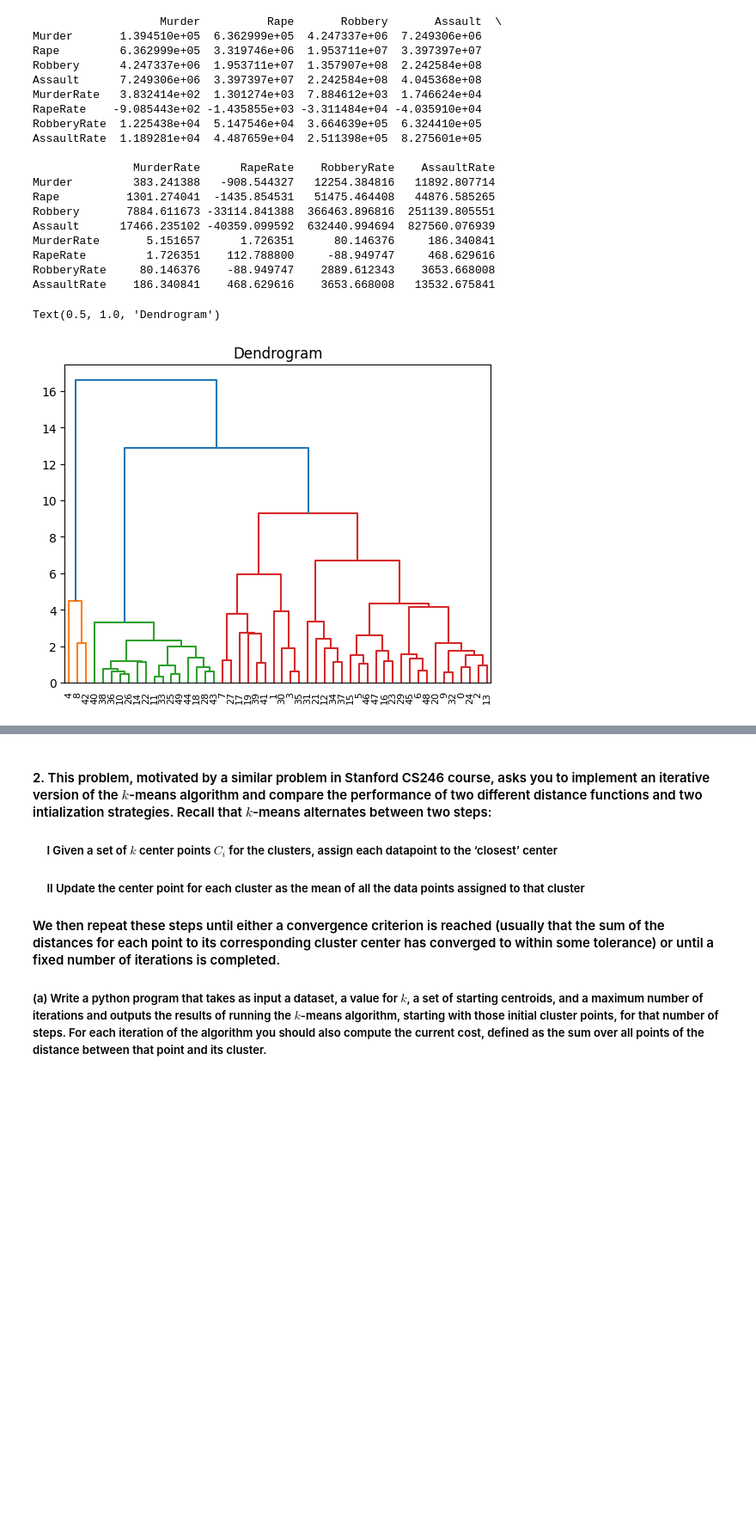
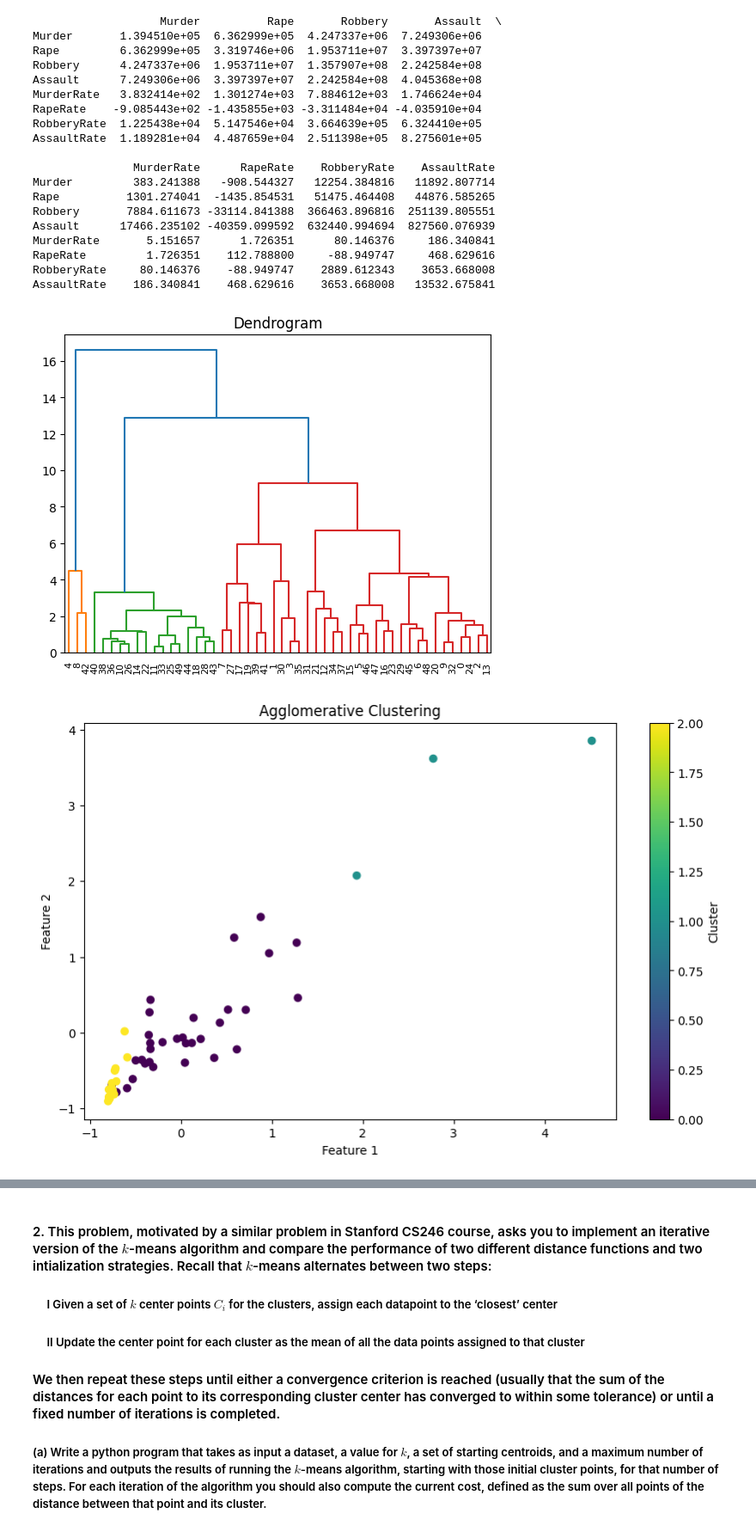
Before and after one commit to PrelaunchZeus2/Data-319-Model-Data-Based-Methods, a Jupyter notebook: Problem Sets/Problem Set 6/DATA319_2024Summer_PS6.ipynb, the cells around one changed output, grey strips where cells are left out. Shown: that part at 86% size. Saved outputs shown, nothing was run; the diff lists cells and outputs as text; code cells hidden in the pictures; blank space fills up the shorter version.

```diff
--- a/Problem Sets/Problem Set 6/DATA319_2024Summer_PS6.ipynb
+++ b/Problem Sets/Problem Set 6/DATA319_2024Summer_PS6.ipynb
@@ -107,15 +112,26 @@ from scipy.cluster.hierarchy import dendrogram, linkage
 StandardScaler = StandardScaler()
 crime_data_standardized = StandardScaler.fit_transform(crime_data)
 
-#agglomerative Clustering
-AggClustering = AgglomerativeClustering()
-clusters = AggClustering.fit_predict(crime_data_standardized)
-
 #dendrogram
 linkage_matrix = linkage(crime_data_standardized, 'ward')
 dendrogram(linkage_matrix)
 plt.title('Dendrogram')
+
+#agglomerative Clustering
+AggClustering = AgglomerativeClustering(n_clusters = 3)
+clusters = AggClustering.fit_predict(crime_data_standardized)
 # %% [output]
-Text(0.5, 1.0, 'Dendrogram')
 [figure]
+# %%
+
+#plots
+plt.figure(figsize = (10, 6))
+plt.scatter(crime_data_standardized[:, 0], crime_data_standardized[:, 1], c = clusters, cmap = 'viridis', label = 'States')
+plt.title('Agglomerative Clustering')
+plt.xlabel('Feature 1')
+plt.ylabel('Feature 2')
+plt.colorbar(label = 'Cluster')
+plt.show()
+# %% [output]
+[figure, added]
 # %%
```
Also changed, not shown: parts of 2 cells of this notebook.
